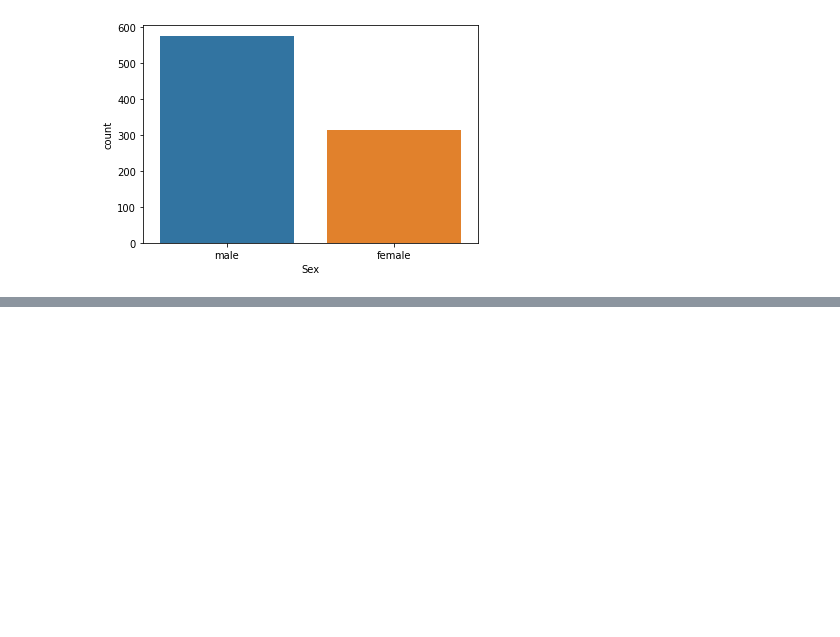
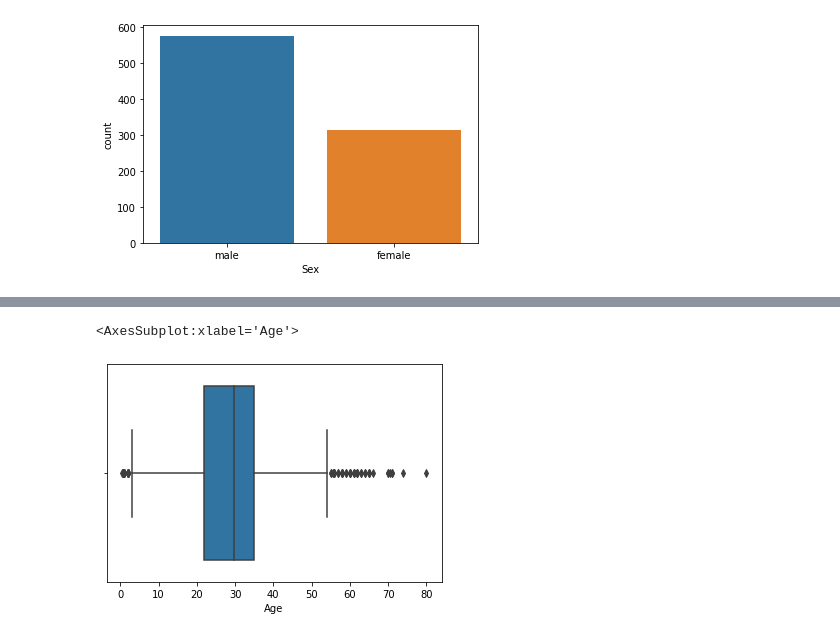
Before and after one commit to Dharmil4602/data-science-projects, a Jupyter notebook: Titanic/titanic.ipynb, the cells around one changed output, grey strips where cells are left out. Saved outputs shown, nothing was run; the diff lists cells and outputs as text; code cells hidden in the pictures; blank space fills up the shorter version.

```diff
--- a/Titanic/titanic.ipynb
+++ b/Titanic/titanic.ipynb
@@ -271,0 +281,6 @@ sns.countplot(data['Sex'])
+# %%
+# Displaying Age Using Seaborn
+sns.boxplot(data['Age'], orient='vertical')
+# %% [output]
+<AxesSubplot:xlabel='Age'>
+[figure, added]
```
Also changed, not shown: parts of 1 cell of this notebook.
